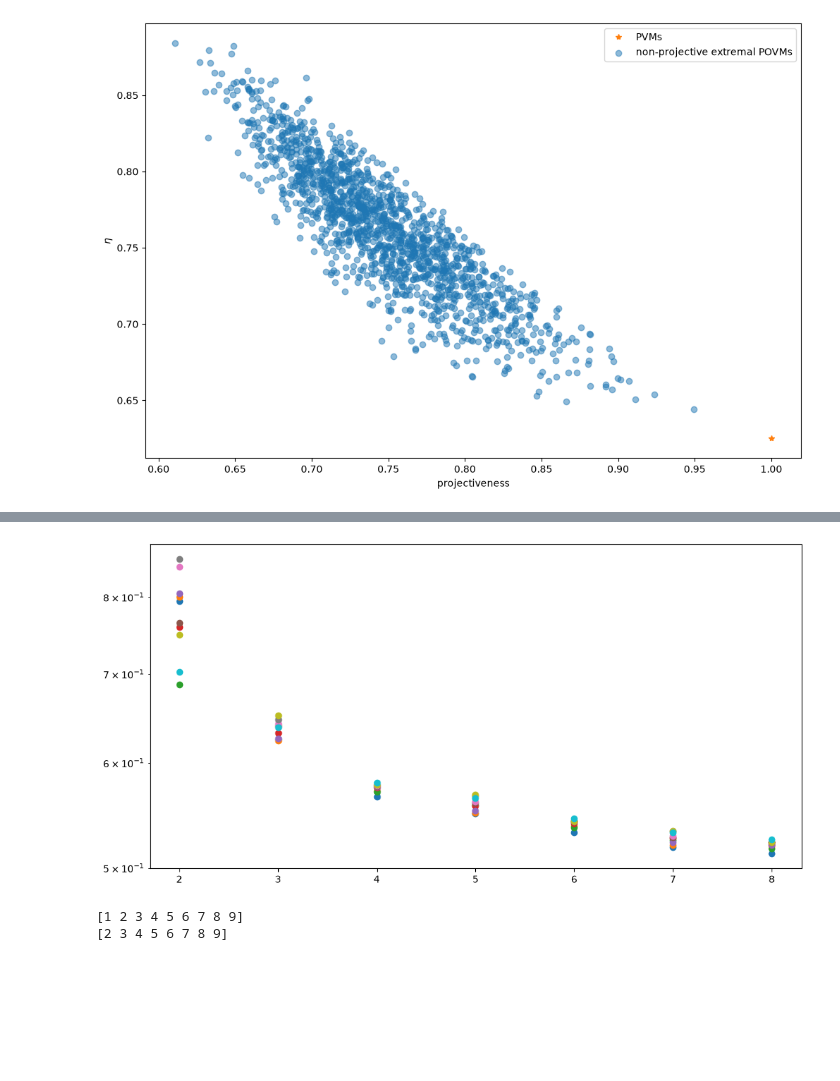
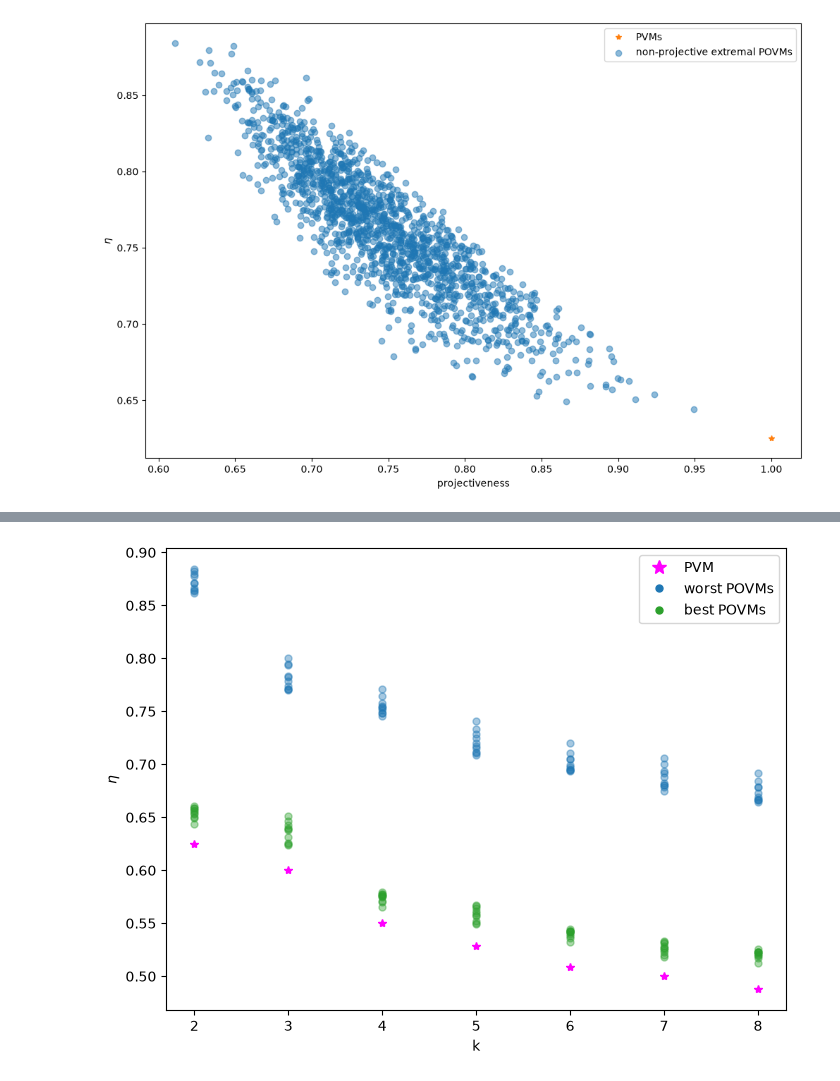
Before and after one commit to JSchuemann-physics/Bose-symmetric-extensions-of-multimeters, a Jupyter notebook: BSE for publishing.ipynb, the cells around one changed output, grey strips where cells are left out. Cells and saved outputs as stored; diff of their text form; code cells hidden in the pictures; blank space fills up the shorter version.

Commit message:
Did more analysis on qutrits. Grouped POVMs in good and bad performing

```diff
--- a/BSE for publishing.ipynb
+++ b/BSE for publishing.ipynb
@@ -1367,10 +1380,25 @@ Plot "best" 10 against k and see if one might overtake PVM.
 # %%
-indices_bestPOVMs = np.argsort(eta_array)[:11] #first one will always be 0 corresponding to PVM
+indices_bestPOVMs = np.argsort(eta_array_k2)[:11] #first one will always be 0 corresponding to PVM
+indices_worstPOVMs = np.argsort(eta_array_k2)[-10:]
+
+worstPOVMs = []
 bestPOVMs = []
 eta_best10_k2 = np.empty(11)
+t_best10_k2 = np.empty(11)
+
+eta_worst10_k2 = np.empty(10)
+t_worst10_k2 = np.empty(10)
 
 for j, i in enumerate(indices_bestPOVMs):
+    #best
     bestPOVMs.append(POVMs[i])
     eta_best10_k2[j] = eta_array_k2[i]
+    t_best10_k2[j] = t_array_k2[i]
+
+for j, i in enumerate(indices_worstPOVMs):
+    #worst
+    worstPOVMs.append(POVMs[i])
+    eta_worst10_k2[j] = eta_array_k2[i]
+    t_worst10_k2[j] = t_array_k2[i]
 # %%
 #now generate more eta_array for different k but the same POVMs
@@ -1426,24 +1496,41 @@ if False:
 path = NOTEBOOK_PATH + "/data/scatter_plots/qutrits/"
 eta_matrix_best10 = np.load(path + "eta_matrix_best10" + ".npy")
 t_matrix_best10 = np.load(path + "t_matrix_best10" + ".npy")
+eta_matrix_worst10 = np.load(path + "eta_matrix_worst10" + ".npy")
+t_matrix_worst10 = np.load(path + "t_matrix_worst10" + ".npy")
 # %%
-fig, ax = plt.subplots(figsize = (12, 6))
-
+fig, ax = plt.subplots(figsize = (8, 6))
 
 #add the values for k = 2 we already had
 eta_matrix_best10_plot = np.vstack((eta_best10_k2, eta_matrix_best10))
+eta_matrix_worst10_plot = np.vstack((eta_worst10_k2, eta_matrix_worst10))
+
 k_array = np.arange(2, 9)
 
+#do PVM seperately
+ax.plot(k_array, eta_matrix_best10_plot[:,0], "*", color = "magenta")
+
+#non projective POVMs
 for i in range(len(bestPOVMs[1:])):
-    ax.semilogy(k_array, eta_matrix_best10_plot[:, i+1], "o")
+    ax.plot(k_array, eta_matrix_best10_plot[:, i+1], "o", alpha = 0.4, markersize = 5, color = "tab:green")
 
+for i in range(len(worstPOVMs)):
+    ax.plot(k_array, eta_matrix_worst10_plot[:, i], "o", alpha = 0.4, markersize = 5, color = "tab:blue")
+
+legend_elements = [
+    Line2D([0], [0], marker='*', color='magenta', linestyle='None',
+           markersize=10, label='PVM'),
+    Line2D([0], [0], marker='o', color='tab:blue', linestyle='None',
+           markersize=5, label='worst POVMs'),
+    Line2D([0], [0], marker='o', color='tab:green', linestyle='None',
+           markersize=5, label='best POVMs'),
+]
+
+
+
+ax.set_xlabel("k")
+ax.set_ylabel(r"$\eta$")
+ax.legend(handles = legend_elements)
 plt.show()
 # %% [output]
-[figure, old version]
+[figure, new version]
-# %%
-b = np.arange(1, 10)
-print(b)
-print(b[1:])
-# %% [output]
-[1 2 3 4 5 6 7 8 9]
-[2 3 4 5 6 7 8 9]
```
Also changed, not shown: parts of 11 cells of this notebook, 5 other files.
